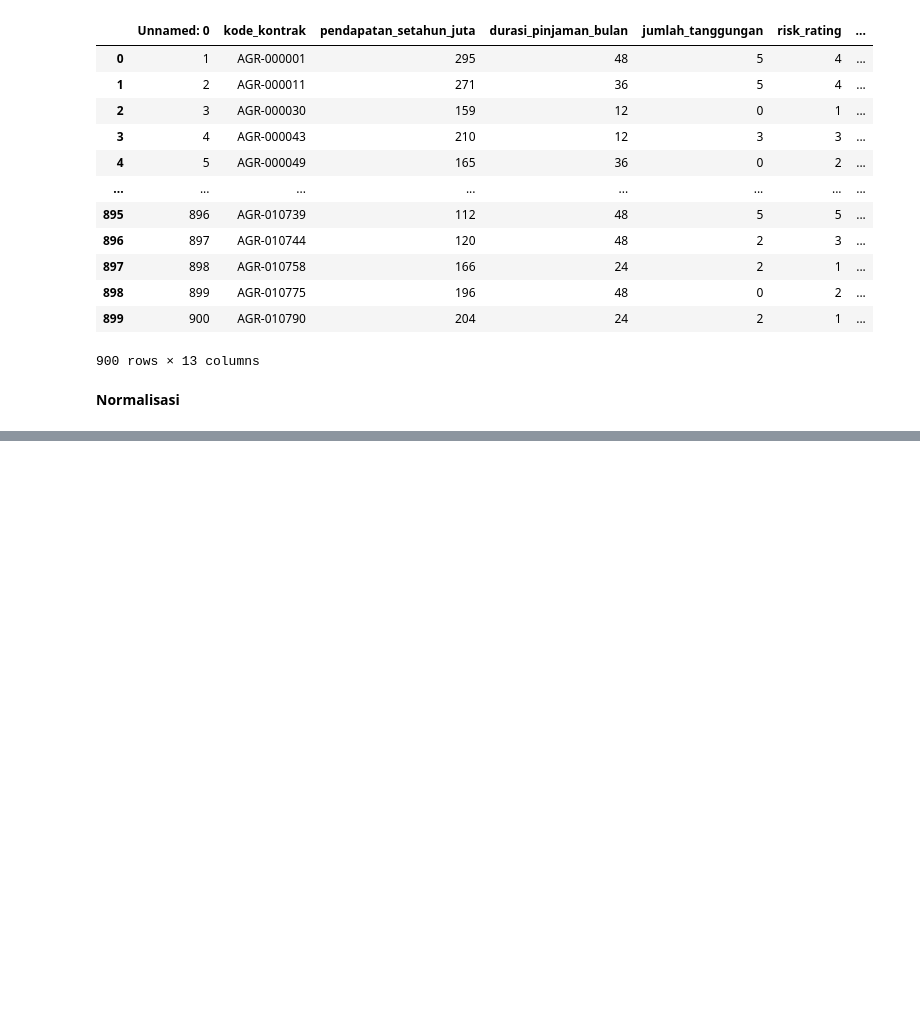
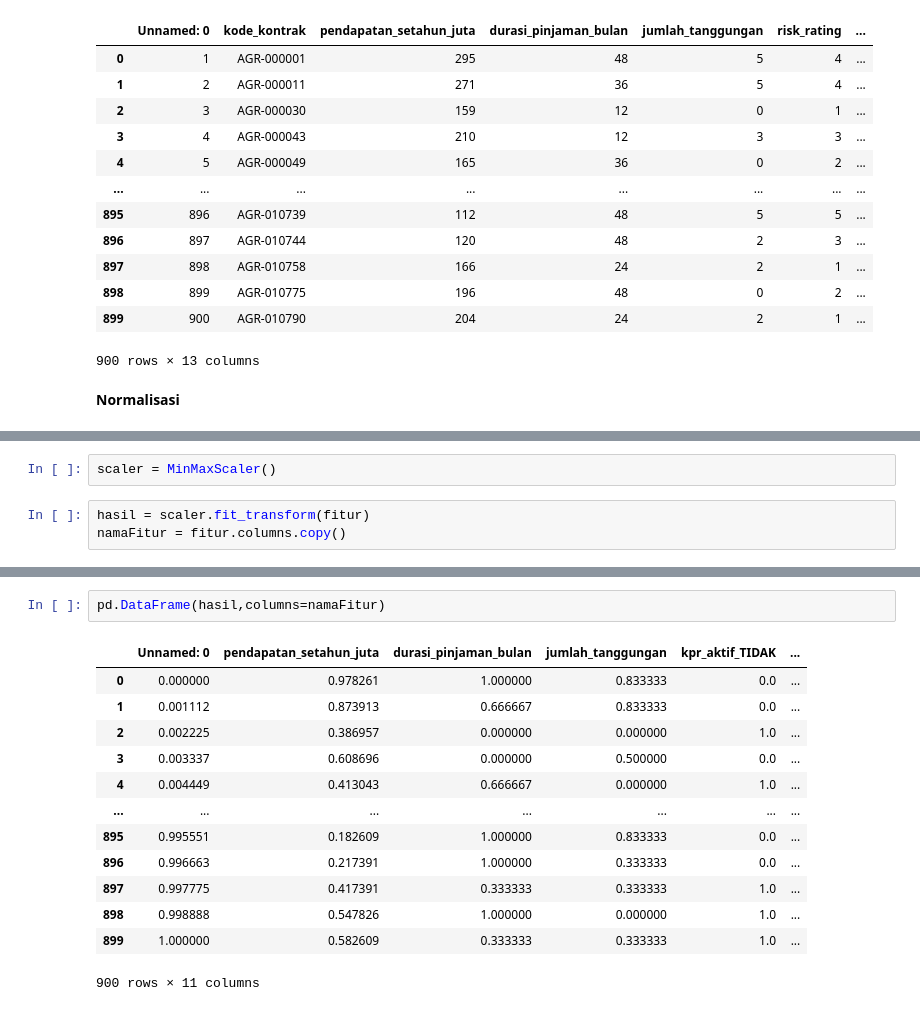
Before and after one commit to HambaliFitrianto/datamining, a Jupyter notebook: _sources/Categorical to numeric.ipynb, the cells around one changed output, grey strips where cells are left out. Drawn from its saved outputs; the diff is of its cells as text; blank space fills up the shorter version.

```diff
--- a/_sources/Categorical to numeric.ipynb
+++ b/_sources/Categorical to numeric.ipynb
@@ -121,0 +141,5 @@ data_hasil
+# %%
+scaler = MinMaxScaler()
+# %%
+hasil = scaler.fit_transform(fitur)
+namaFitur = fitur.columns.copy()
@@ -121,0 +162,16 @@ data_hasil
+# %%
+pd.DataFrame(hasil,columns=namaFitur)
+# %% [output]
+|  | Unnamed: 0 | pendapatan_setahun_juta | durasi_pinjaman_bulan | jumlah_tanggungan | kpr_aktif_TIDAK | ... |
+| 0 | 0.000000 | 0.978261 | 1.000000 | 0.833333 | 0.0 | ... |
+| 1 | 0.001112 | 0.873913 | 0.666667 | 0.833333 | 0.0 | ... |
+| 2 | 0.002225 | 0.386957 | 0.000000 | 0.000000 | 1.0 | ... |
+| 3 | 0.003337 | 0.608696 | 0.000000 | 0.500000 | 0.0 | ... |
+| 4 | 0.004449 | 0.413043 | 0.666667 | 0.000000 | 1.0 | ... |
+| ... | ... | ... | ... | ... | ... | ... |
+| 895 | 0.995551 | 0.182609 | 1.000000 | 0.833333 | 0.0 | ... |
+| 896 | 0.996663 | 0.217391 | 1.000000 | 0.333333 | 0.0 | ... |
+| 897 | 0.997775 | 0.417391 | 0.333333 | 0.333333 | 1.0 | ... |
+| 898 | 0.998888 | 0.547826 | 1.000000 | 0.000000 | 1.0 | ... |
+| 899 | 1.000000 | 0.582609 | 0.333333 | 0.333333 | 1.0 | ... |
+900 rows × 11 columns
```
Also changed, not shown: parts of 3 cells of this notebook, 2 other files.
